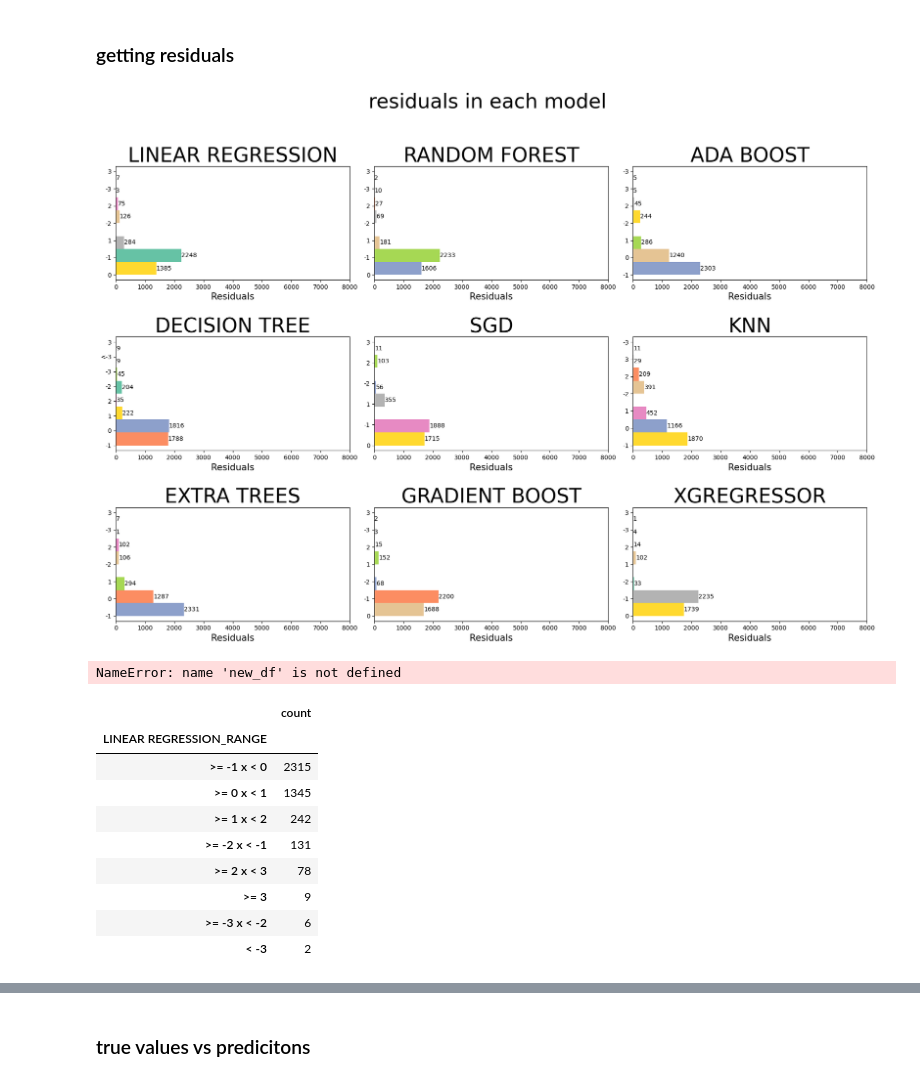
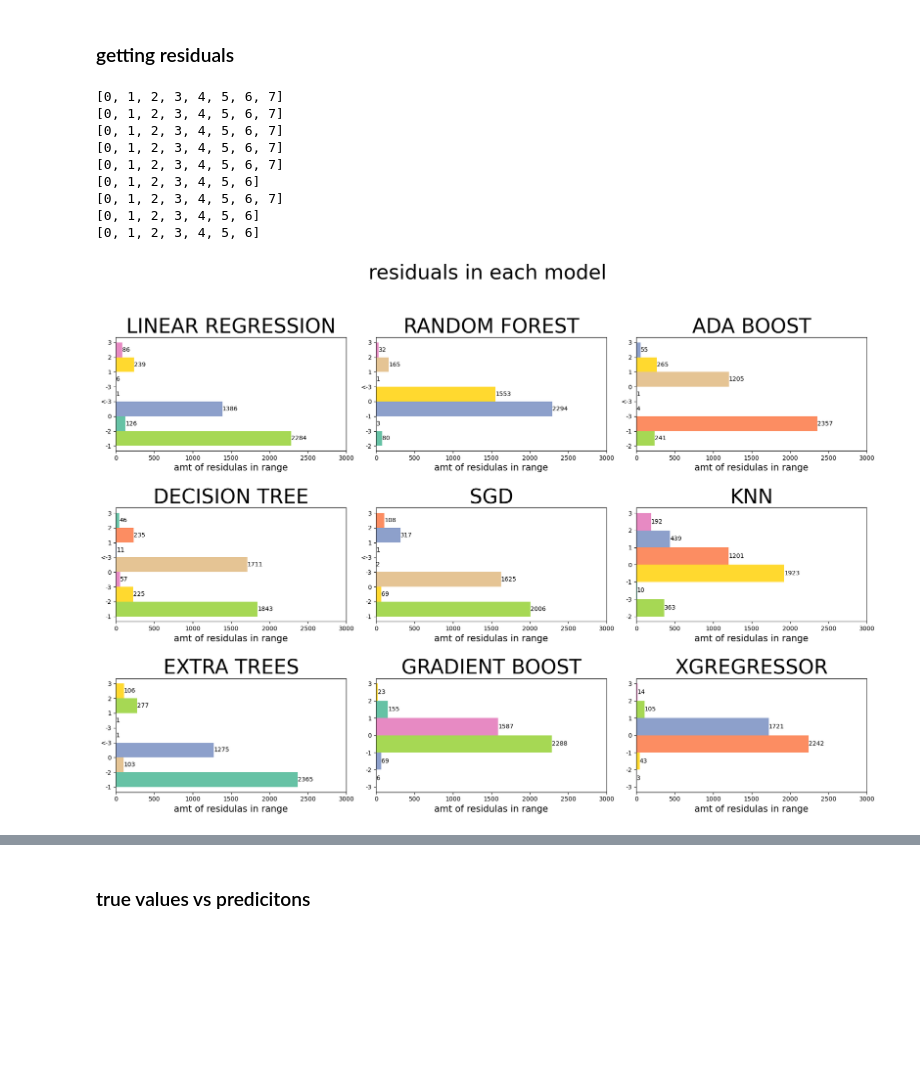
Before and after one commit to leofrio/california-house-pricing-model-comparrison-leo, a Jupyter notebook: californiapricing.ipynb, the cells around one changed output, grey strips where cells are left out. Saved outputs shown, nothing was run; the diff lists cells and outputs as text; code cells hidden in the pictures; blank space fills up the shorter version.

Commit message:
finishing and fixing residuals graph

```diff
--- a/californiapricing.ipynb
+++ b/californiapricing.ipynb
@@ -792,10 +792,10 @@ for pKey in predictions.keys():
                     '3'
                 ]
     df_residuals[pKey + '_RANGE']=np.select(s_conditions, s_choices, default='Error')
-    df_residuals[pKey + '_RANGE']=pd.Categorical(df_residuals[pKey + '_RANGE'], categories=s_choices[::1], ordered=True,)
+    df_residuals[pKey + '_RANGE']=pd.Categorical(df_residuals[pKey + '_RANGE'], categories=s_choices, ordered=True,)
 m_keys=list(models.keys())
 axel=np.zeros(len(m_keys))
-cm = sns.color_palette('Set2', n_colors=8)
+
 for i in range(dimX):
     for j in range(dimY) :
         oneDIndex=(i*dimX)+j
@@ -803,55 +803,48 @@ for i in range(dimX):
         #ax[i,j].plot(y_test,predictions[m_keys[oneDIndex]],"o")
         residuals = y_test - predictions[m_keys[oneDIndex]]
         # new_df=[]
+        cm = sns.color_palette('Set2', n_colors=len(df_residuals[m_keys[oneDIndex] +'_RANGE'].unique()))
         # new_df=pd.DataFrame(df_residuals[m_keys[oneDIndex] +'_RANGE'].value_counts())
-        N, bins, patches=ax[i,j].hist(x=df_residuals[m_keys[oneDIndex] +'_RANGE'],bins=8,orientation='horizontal')
+        df_residuals=df_residuals.sort_values(by=(pKey + '_RANGE'))
+        N, bins, patches=ax[i,j].hist(x=df_residuals[m_keys[oneDIndex] +'_RANGE'],bins=len(df_residuals[m_keys[oneDIndex] +'_RANGE'].unique())-1,orientation='horizontal')
         used=[]
         for k in range(0,len(patches)):
             index = rd.randint(0,len(patches)-1)
             height = patches[k].get_width()
             while index == -1  or index in used:
                 index = rd.randint(0,len(patches)-1)
             used.append(index)
             patches[k].set_facecolor(cm[index])
         for k, rect in enumerate(patches):
             height = rect.get_width()
             if height > 0:
                 ax[i, j].text(height, rect.get_y() + rect.get_height() / 2., f'{int(height)}', va='center')
+        #ax[i, j].set_yticks(range(len(df_residuals[m_keys[oneDIndex] +'_RANGE'].unique())))
+        # ax[i, j].set_yticklabels(s_choices[::-1])
         ax[i,j].set_title(m_keys[oneDIndex],size=33)
         # ax[i,j].set_ylim(0, )
-        ax[i,j].set_xlabel("Residuals",size=15)
+        ax[i,j].set_xlabel("amt of residulas in range",size=15)
         max_residual = max(abs(residuals))
-        ax[i, j].set_xlim(0, 8000)
+        ax[i, j].set_xlim(0, 3000)
+        print(ax[i,j].get_yticks())
         # ax[i,j].set_xbound(lower=0,upper=10)
         # centerish=ax[i,j].get_xbound()[1]/2
         # centerishY=ax[i,j].get_ybound()[1]/2
         # ax[i,j].text(x=centerish-13,y=-centerishY/2.5,s=("R2:%f" % float(auxdic[oneDIndex][1])),ma="center")
 
 fig.align_labels()
 fig.tight_layout()
 fig.subplots_adjust(top=0.85,hspace=0.5)
 plt.savefig('./images/residuals-by-model.png')
 plt.show()
 # %% [output]
+[0, 1, 2, 3, 4, 5, 6, 7]
+[0, 1, 2, 3, 4, 5, 6, 7]
+[0, 1, 2, 3, 4, 5, 6, 7]
+[0, 1, 2, 3, 4, 5, 6, 7]
+[0, 1, 2, 3, 4, 5, 6, 7]
+[0, 1, 2, 3, 4, 5, 6]
+[0, 1, 2, 3, 4, 5, 6, 7]
+[0, 1, 2, 3, 4, 5, 6]
+[0, 1, 2, 3, 4, 5, 6]
-[figure, old version]
+[figure, new version]
-# %%
-new_df
-# %% [output]
-NameError: name 'new_df' is not defined
-# %%
-df_residuals
-# ax =sns.histplot(data=df_residuals,x='DECISION TREE_RANGE')
-#arnaldo=sns.barplot(data=df_residuals['LINEAR REGRESSION_RANGE'].value_counts(),orient='h')
-new_df=pd.DataFrame(df_residuals['LINEAR REGRESSION_RANGE'].value_counts())
-new_df
-# %% [output]
-|  | count |
-| LINEAR REGRESSION_RANGE |  |
-| >= -1 x < 0 | 2315 |
-| >= 0 x < 1 | 1345 |
-| >= 1 x < 2 | 242 |
-| >= -2 x < -1 | 131 |
-| >= 2 x < 3 | 78 |
-| >= 3 | 9 |
-| >= -3 x < -2 | 6 |
-| < -3 | 2 |
```
Also changed, not shown: parts of 25 cells of this notebook, 6 other files.
